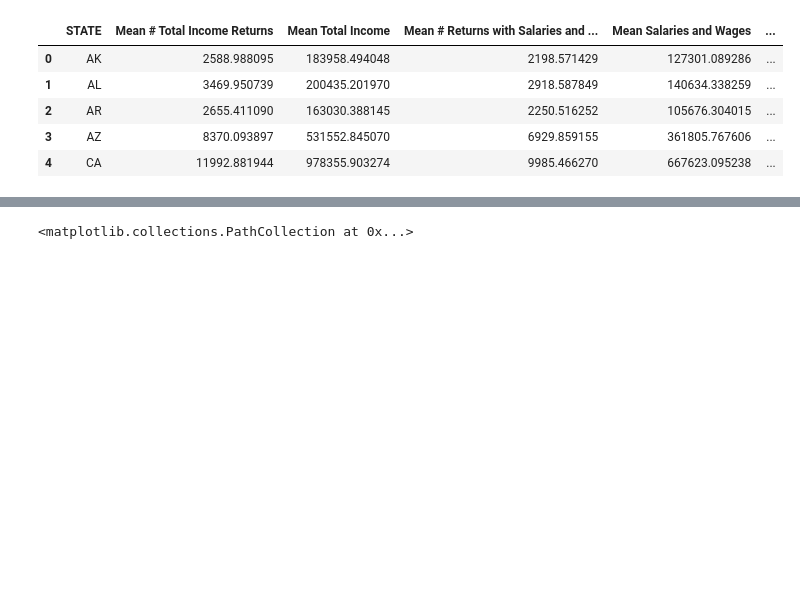
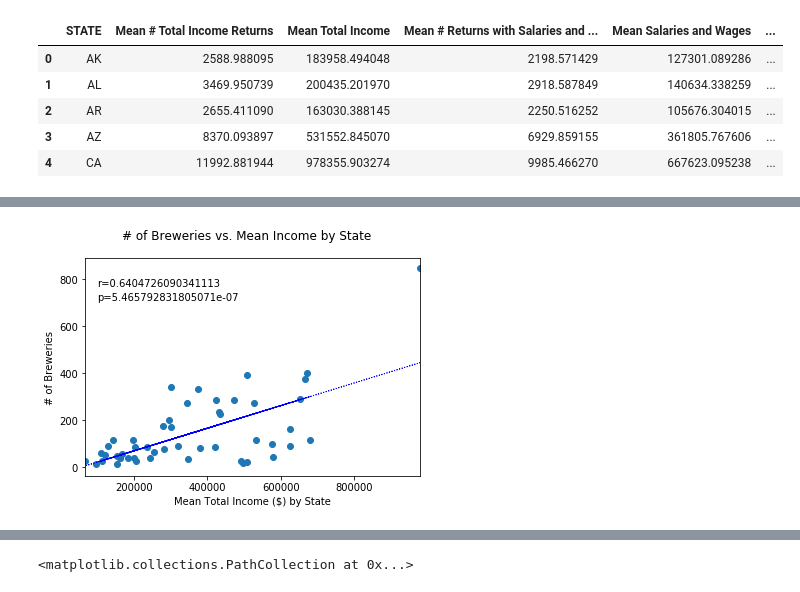
Before and after one commit to sjlapan/Economic_Predictors_of_Brewery_Success, a Jupyter notebook: Brewery_and_Tax_Data_by_State_EDA_LaPan.ipynb, the cells around one changed output, grey strips where cells are left out. Saved outputs shown, nothing was run; the diff lists cells and outputs as text; code cells hidden in the pictures; blank space fills up the shorter version.

```diff
--- a/Brewery_and_Tax_Data_by_State_EDA_LaPan.ipynb
+++ b/Brewery_and_Tax_Data_by_State_EDA_LaPan.ipynb
@@ -164,0 +182,32 @@ plt.scatter(state_summary_df["Mean Total Income"], state_summary_df["Brewery Cou
+# %%
+# Try linregress from stats
+mean_income = state_summary_df["Mean Total Income"]
+brewery_count = state_summary_df["Brewery Count"]
+
+slope, int, r, p, std_er = linregress(mean_income, brewery_count)
+
+fit_line = slope * mean_income + int
+#upper = slope * (mean_income + std_er) + (int + std_er)
+#lower = slope * (mean_income + std_er) + (int + std_er)
+
+fig, ax1 = plt.subplots()
+fig.suptitle("# of Breweries vs. Mean Income by State")
+
+ax1.set_xlim(min(mean_income), max(mean_income))
+ax1.plot(mean_income, brewery_count, linewidth= 0, marker= "o")
+ax1.plot(mean_income, fit_line, "b:", linewidth= 1)
+
+#ax1.plot(mean_income, upper, "b:", linewidth= 1)
+#ax1.plot(mean_income, lower, "b:", linewidth= 1)
+
+
+
+ax1.set_ylabel("# of Breweries")
+ax1.set_xlabel("Mean Total Income ($) by State")
+ax1.text(100000, 770, f"r={r}")
+ax1.text(100000, 710, f"p={p}")
+plt.show()
+
+# Try code from here for CI: https://stackoverflow.com/questions/27164114/show-confidence-limits-and-prediction-limits-in-scatter-plot/28336695
+# %% [output]
+[figure, added]
```
Also changed, not shown: parts of 22 cells of this notebook, 2 other files.
